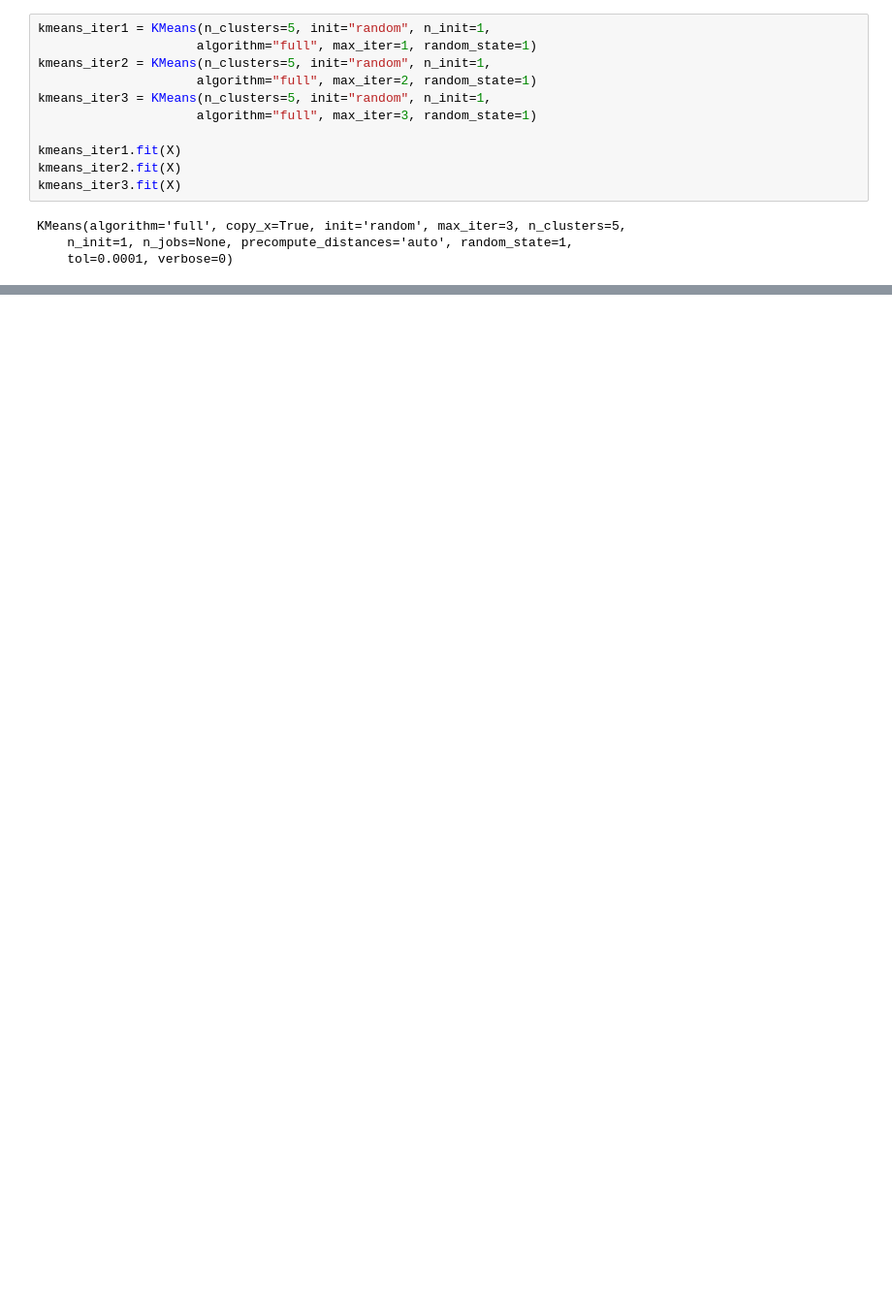
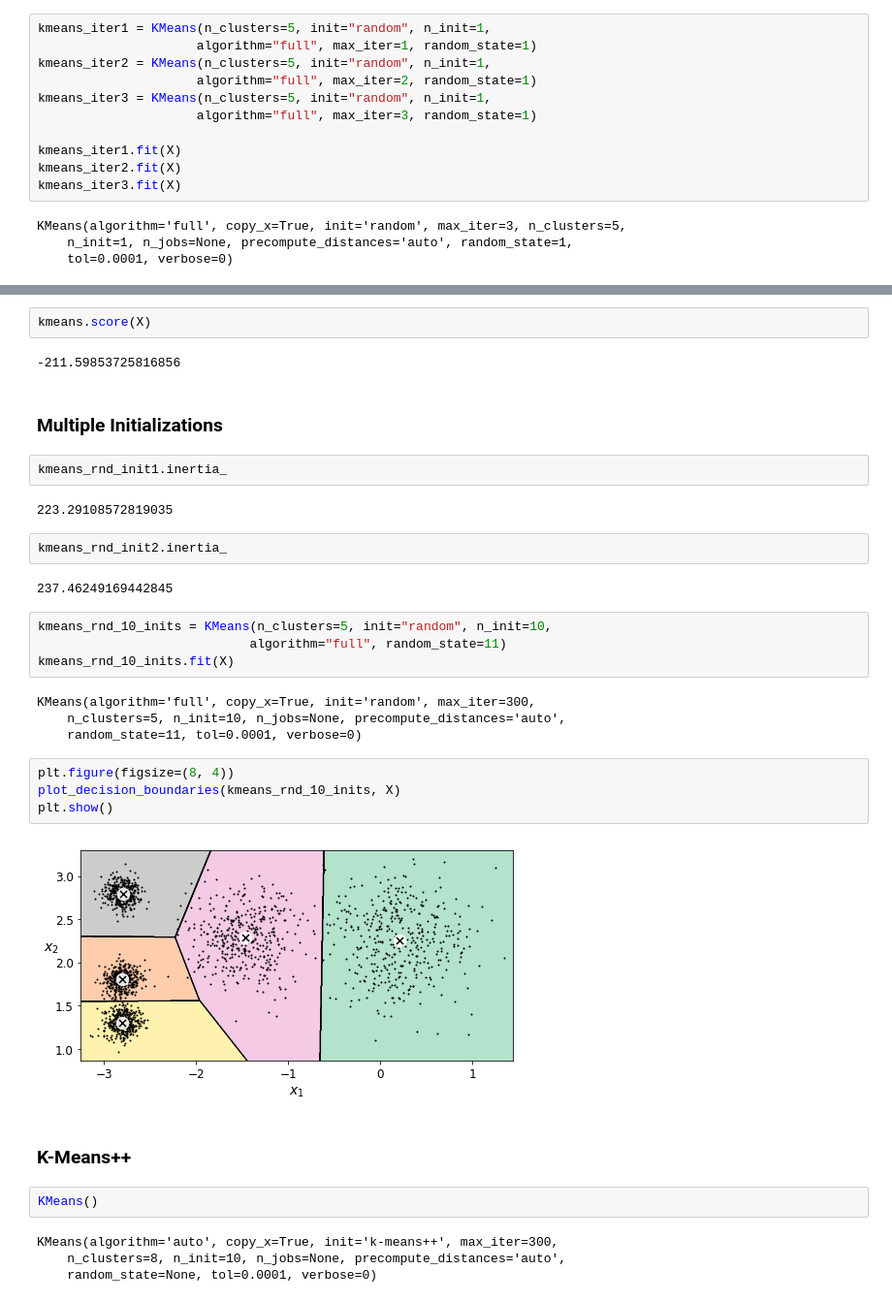
Before and after one commit to Mrscto/handson-ml-master, a Jupyter notebook: handson-ml-master/第八 降维.ipynb, the cells around one changed output, grey strips where cells are left out. Shown at 97% size. Cells and saved outputs as stored; diff of their text form; blank space fills up the shorter version.

```diff
--- a/handson-ml-master/第八 降维.ipynb
+++ b/handson-ml-master/第八 降维.ipynb
@@ -989,0 +1072,36 @@ KMeans(algorithm='full', copy_x=True, init='random', max_iter=3, n_clusters=5,
+# %%
+kmeans.score(X)
+# %% [output]
+-211.59853725816856
+# %% [markdown]
+### Multiple Initializations
+# %%
+kmeans_rnd_init1.inertia_
+# %% [output]
+223.29108572819035
+# %%
+kmeans_rnd_init2.inertia_
+# %% [output]
+237.46249169442845
+# %%
+kmeans_rnd_10_inits = KMeans(n_clusters=5, init="random", n_init=10,
+                            algorithm="full", random_state=11)
+kmeans_rnd_10_inits.fit(X)
+# %% [output]
+KMeans(algorithm='full', copy_x=True, init='random', max_iter=300,
+    n_clusters=5, n_init=10, n_jobs=None, precompute_distances='auto',
+    random_state=11, tol=0.0001, verbose=0)
+# %%
+plt.figure(figsize=(8, 4))
+plot_decision_boundaries(kmeans_rnd_10_inits, X)
+plt.show()
+# %% [output]
+[figure, added]
+# %% [markdown]
+### K-Means++
+# %%
+KMeans()
+# %% [output]
+KMeans(algorithm='auto', copy_x=True, init='k-means++', max_iter=300,
+    n_clusters=8, n_init=10, n_jobs=None, precompute_distances='auto',
+    random_state=None, tol=0.0001, verbose=0)
```
Also changed, not shown: parts of 13 cells of this notebook, 1 other file.
